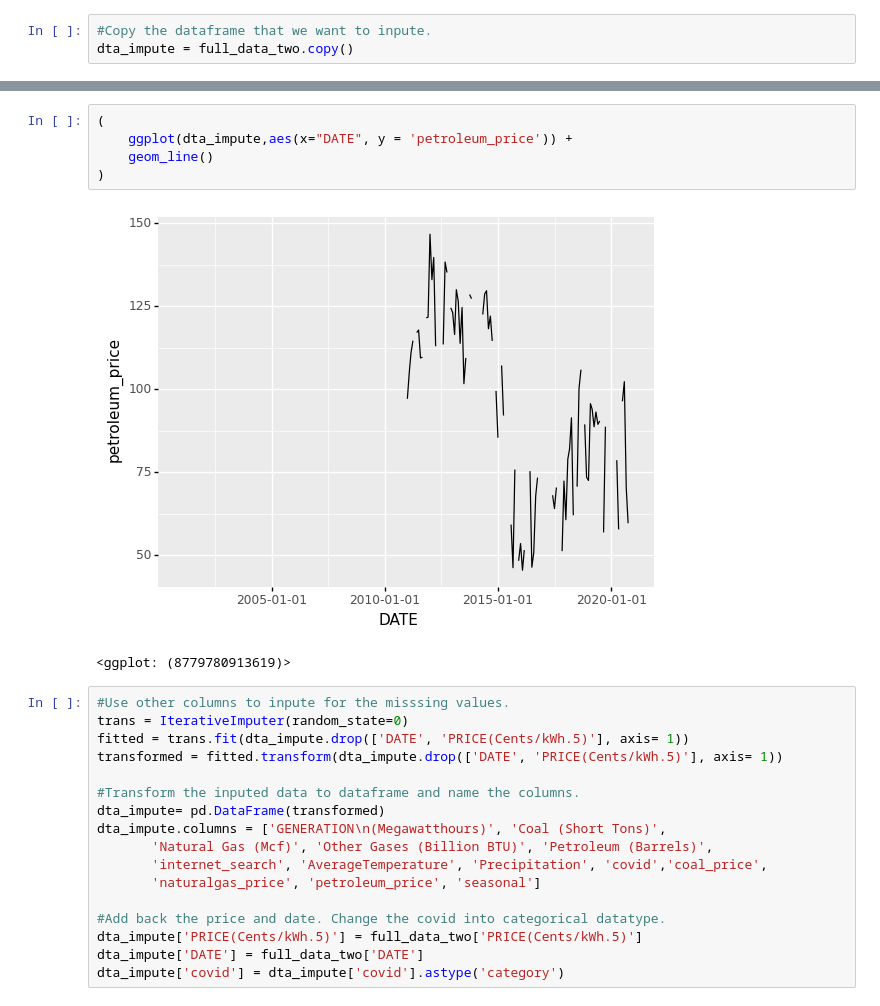
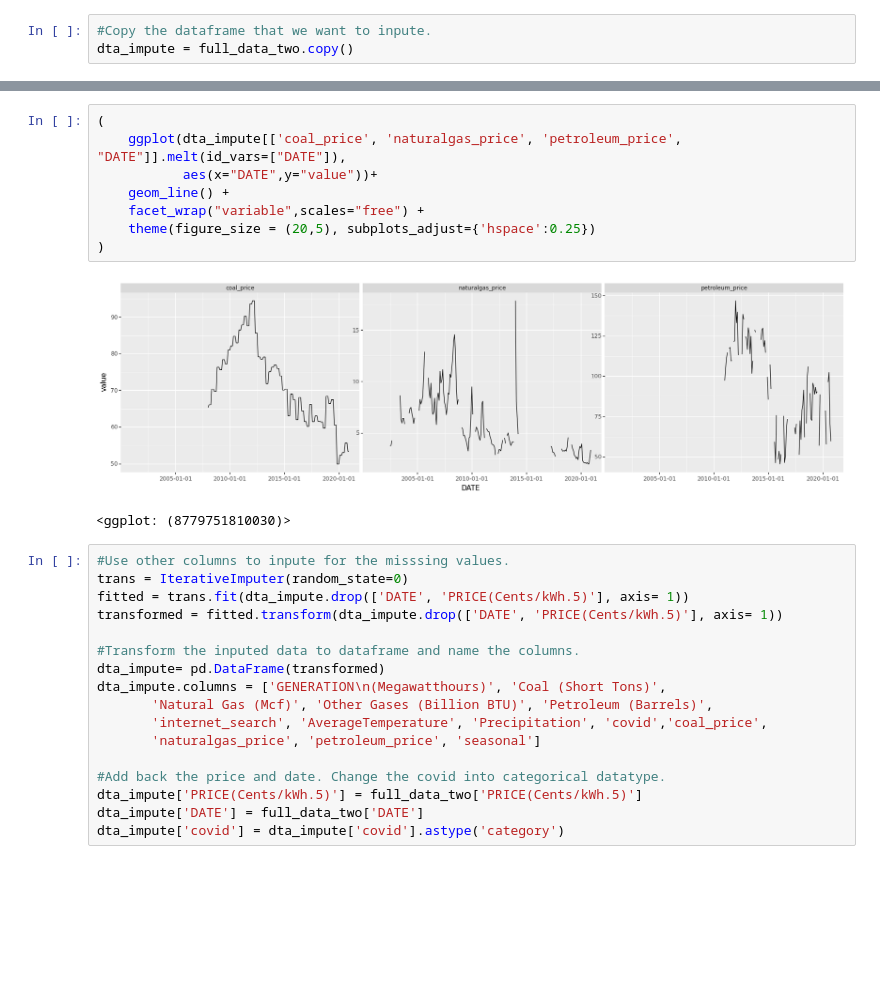
Before and after one commit to YfLiu-61F/PPOL564_project_Liu_Yifan, a Jupyter notebook: main/Project2.0.ipynb, the cells around one changed output, grey strips where cells are left out. Saved outputs shown, nothing was run; the diff lists cells and outputs as text; blank space fills up the shorter version.

```diff
--- a/main/Project2.0.ipynb
+++ b/main/Project2.0.ipynb
@@ -470,11 +454,14 @@ dta_impute = full_data_two.copy()
-# %%
-(
-    ggplot(dta_impute,aes(x="DATE", y = 'petroleum_price')) +
-    geom_line()
-)
-# %% [output]
-[figure, removed]
-<ggplot: (8779780913619)>
+# %%
+(
+    ggplot(dta_impute[['coal_price', 'naturalgas_price', 'petroleum_price', "DATE"]].melt(id_vars=["DATE"]),
+           aes(x="DATE",y="value"))+
+    geom_line() +
+    facet_wrap("variable",scales="free") +
+    theme(figure_size = (20,5), subplots_adjust={'hspace':0.25})
+)
+# %% [output]
+[figure, added]
+<ggplot: (8779751810030)>
 # %%
 #Use other columns to inpute for the misssing values.
 trans = IterativeImputer(random_state=0)
```
Also changed, not shown: parts of 8 cells of this notebook, 18 other files.
